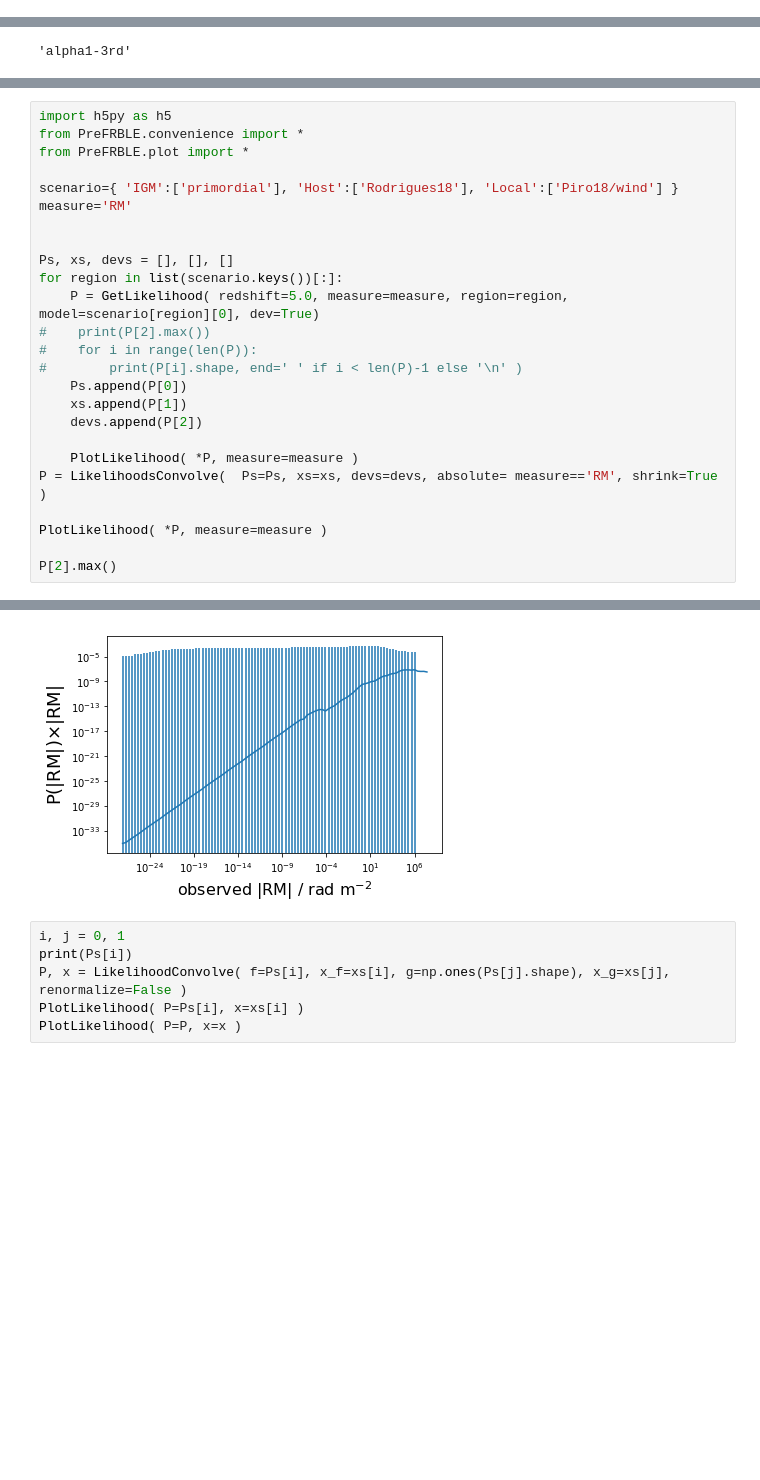
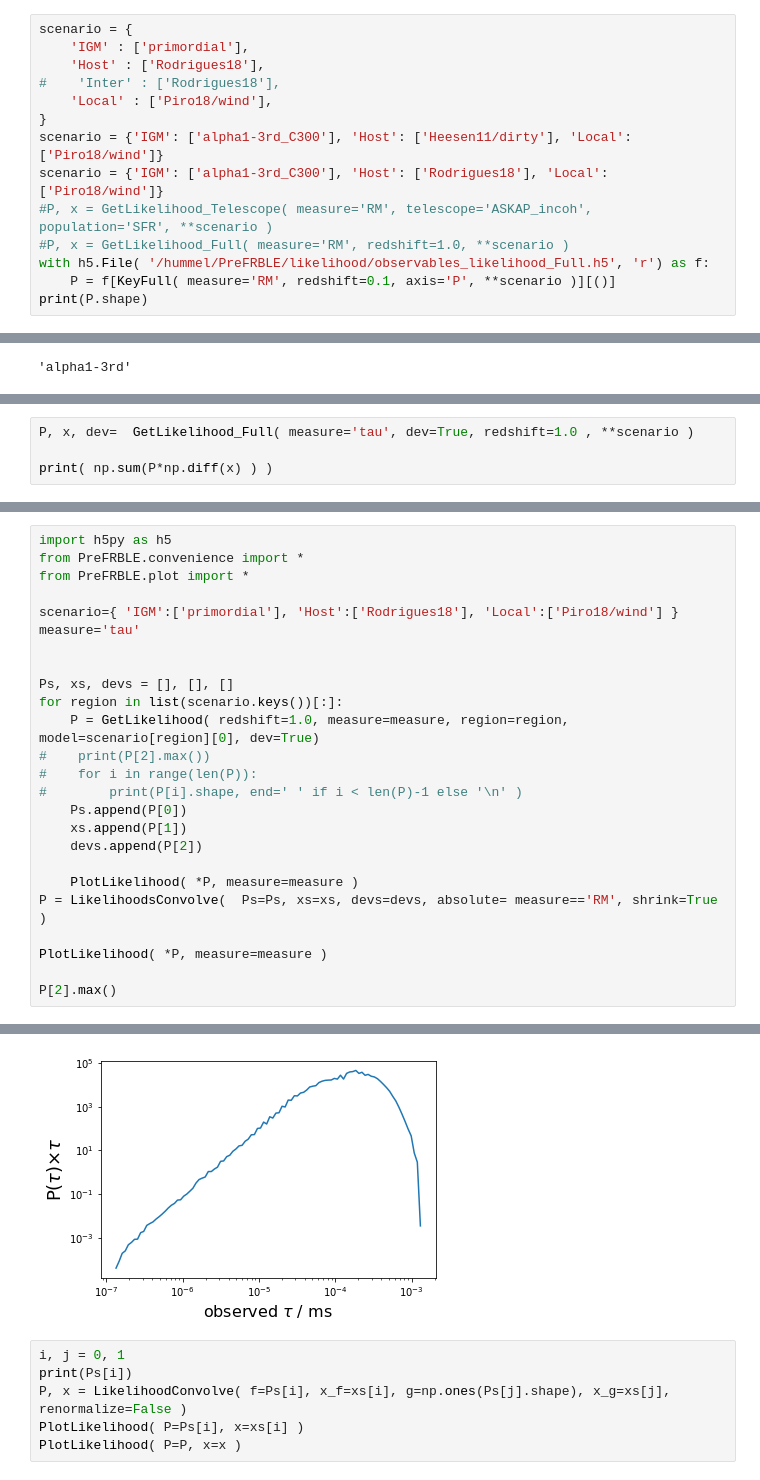
Before and after one commit to FRBs/PreFRBLE, a Jupyter notebook: notebooks/test.ipynb, the cells around one changed output, grey strips where cells are left out. Drawn from its saved outputs; the diff is of its cells as text; blank space fills up the shorter version.

Commit message:
include Rodrigues18 models for Host and Inter

```diff
--- a/notebooks/test.ipynb
+++ b/notebooks/test.ipynb
@@ -8,0 +5,14 @@ from PreFRBLE.plot import *
+# %%
+scenario = {
+    'IGM' : ['primordial'],
+    'Host' : ['Rodrigues18'],
+#    'Inter' : ['Rodrigues18'],
+    'Local' : ['Piro18/wind'],
+}
+scenario = {'IGM': ['alpha1-3rd_C300'], 'Host': ['Heesen11/dirty'], 'Local': ['Piro18/wind']}
+scenario = {'IGM': ['alpha1-3rd_C300'], 'Host': ['Rodrigues18'], 'Local': ['Piro18/wind']}
+#P, x = GetLikelihood_Telescope( measure='RM', telescope='ASKAP_incoh', population='SFR', **scenario )
+#P, x = GetLikelihood_Full( measure='RM', redshift=1.0, **scenario )
+with h5.File( '/hummel/PreFRBLE/likelihood/observables_likelihood_Full.h5', 'r') as f:
+    P = f[KeyFull( measure='RM', redshift=0.1, axis='P', **scenario )][()]
+print(P.shape)
@@ -328,0 +444,4 @@ plt.show()
+# %%
+P, x, dev=  GetLikelihood_Full( measure='tau', dev=True, redshift=1.0 , **scenario )
+
+print( np.sum(P*np.diff(x) ) )
@@ -332,12 +453,12 @@ from PreFRBLE.convenience import *
 from PreFRBLE.plot import *
 
 scenario={ 'IGM':['primordial'], 'Host':['Rodrigues18'], 'Local':['Piro18/wind'] }
-measure='RM'
+measure='tau'
 
 
 Ps, xs, devs = [], [], []
 for region in list(scenario.keys())[:]:
-    P = GetLikelihood( redshift=5.0, measure=measure, region=region, model=scenario[region][0], dev=True)
+    P = GetLikelihood( redshift=1.0, measure=measure, region=region, model=scenario[region][0], dev=True)
 #    print(P[2].max())
 #    for i in range(len(P)):
 #        print(P[i].shape, end=' ' if i < len(P)-1 else '\n' )
@@ -359,4 +480,4 @@ P[2].max()
-[figure, old version]
+[figure, new version]
 # %%
 i, j = 0, 1
 print(Ps[i])
```
Also changed, not shown: parts of 17 cells of this notebook, 12 other files.
